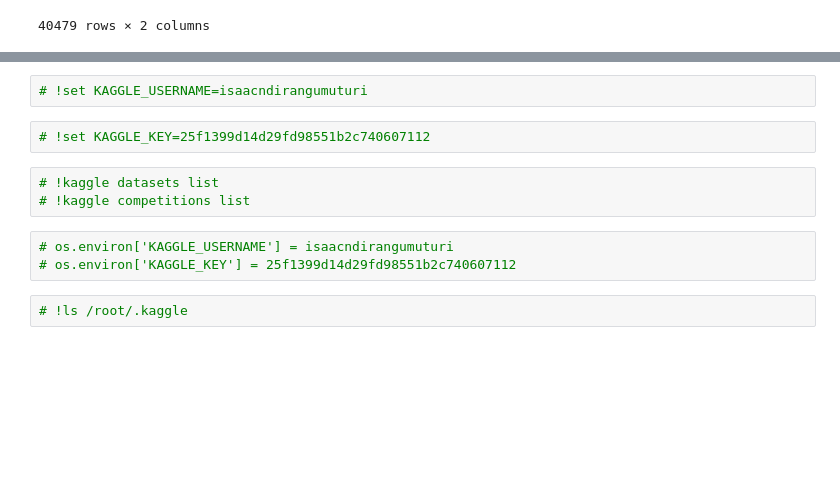
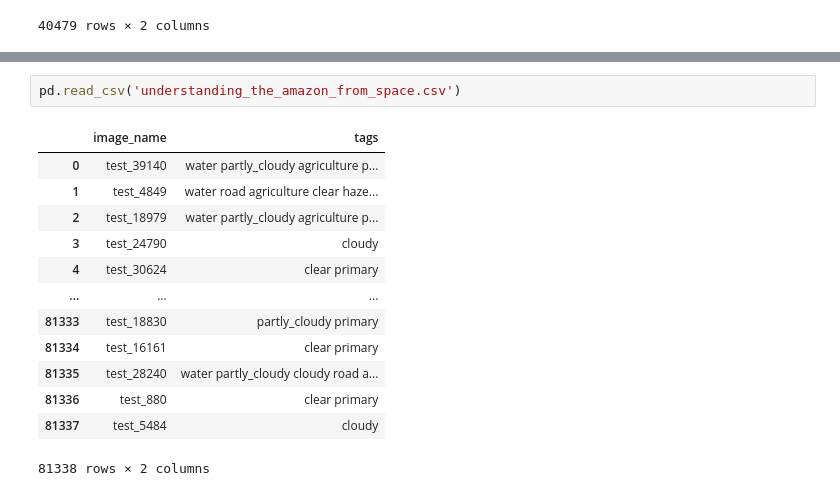
Before and after one commit to Isaac-Ndirangu-Muturi-749/Hamoye-Data-Science-Internship, a Jupyter notebook: amazon-neural-network-satellite-images.ipynb, the cells around one changed output, grey strips where cells are left out. Drawn from its saved outputs; the diff is of its cells as text; blank space fills up the shorter version.

```diff
--- a/amazon-neural-network-satellite-images.ipynb
+++ b/amazon-neural-network-satellite-images.ipynb
@@ -395,12 +371,16 @@ OSError: Could not find kaggle.json. Make sure it's located in /root/.kaggle. Or
-# %%
-# !set KAGGLE_USERNAME=isaacndirangumuturi
-# %%
-# !set KAGGLE_KEY=25f1399d14d29fd98551b2c740607112
-# %%
-# !kaggle datasets list
-# !kaggle competitions list
-# %%
-# os.environ['KAGGLE_USERNAME'] = isaacndirangumuturi
-# os.environ['KAGGLE_KEY'] = 25f1399d14d29fd98551b2c740607112
-# %%
-# !ls /root/.kaggle
+# %%
+pd.read_csv('understanding_the_amazon_from_space.csv')
+# %% [output]
+|  | image_name | tags |
+| 0 | test_39140 | water partly_cloudy agriculture p... |
+| 1 | test_4849 | water road agriculture clear haze... |
+| 2 | test_18979 | water partly_cloudy agriculture p... |
+| 3 | test_24790 | cloudy |
+| 4 | test_30624 | clear primary |
+| ... | ... | ... |
+| 81333 | test_18830 | partly_cloudy primary |
+| 81334 | test_16161 | clear primary |
+| 81335 | test_28240 | water partly_cloudy cloudy road a... |
+| 81336 | test_880 | clear primary |
+| 81337 | test_5484 | cloudy |
+81338 rows × 2 columns
```
Also changed, not shown: parts of 19 cells of this notebook.
